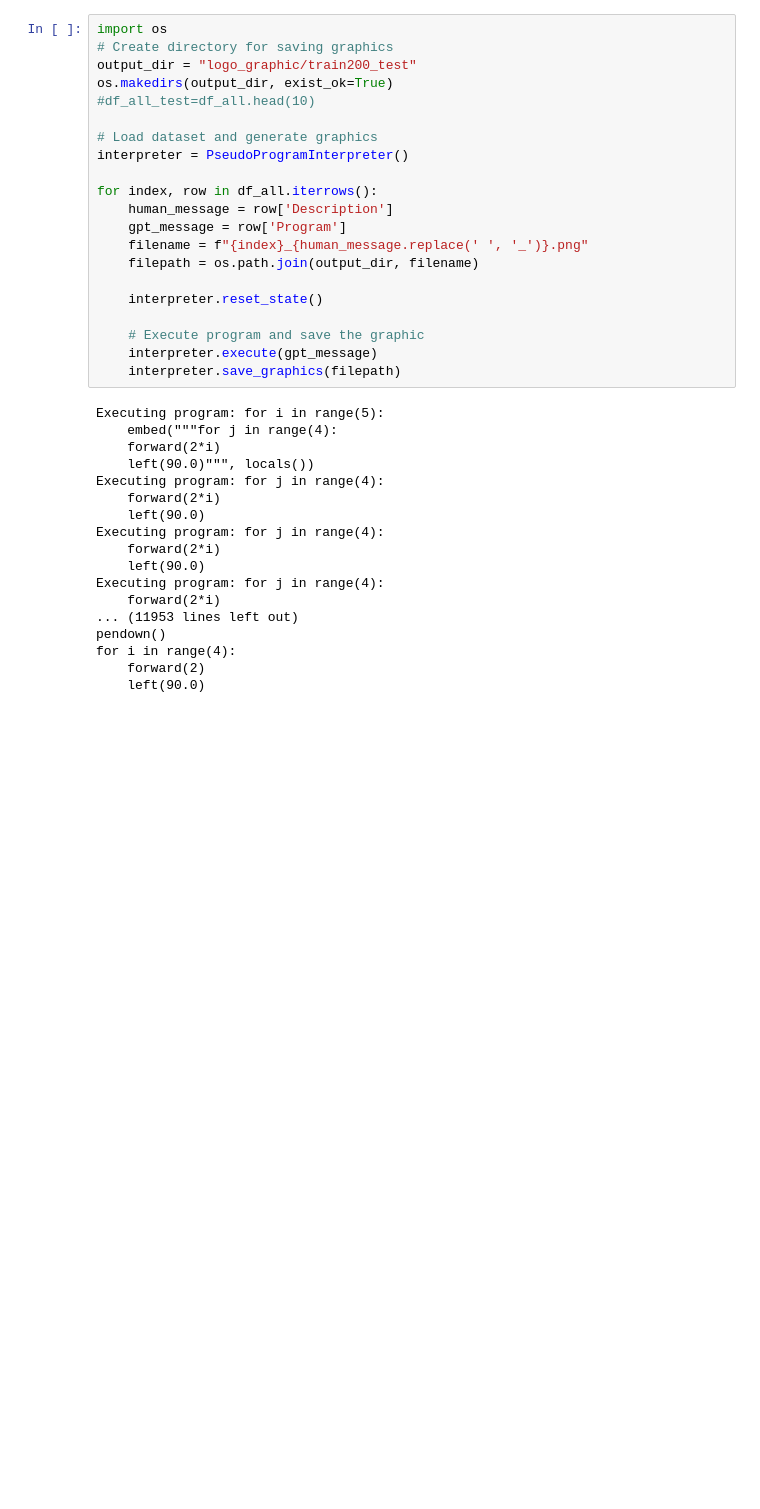
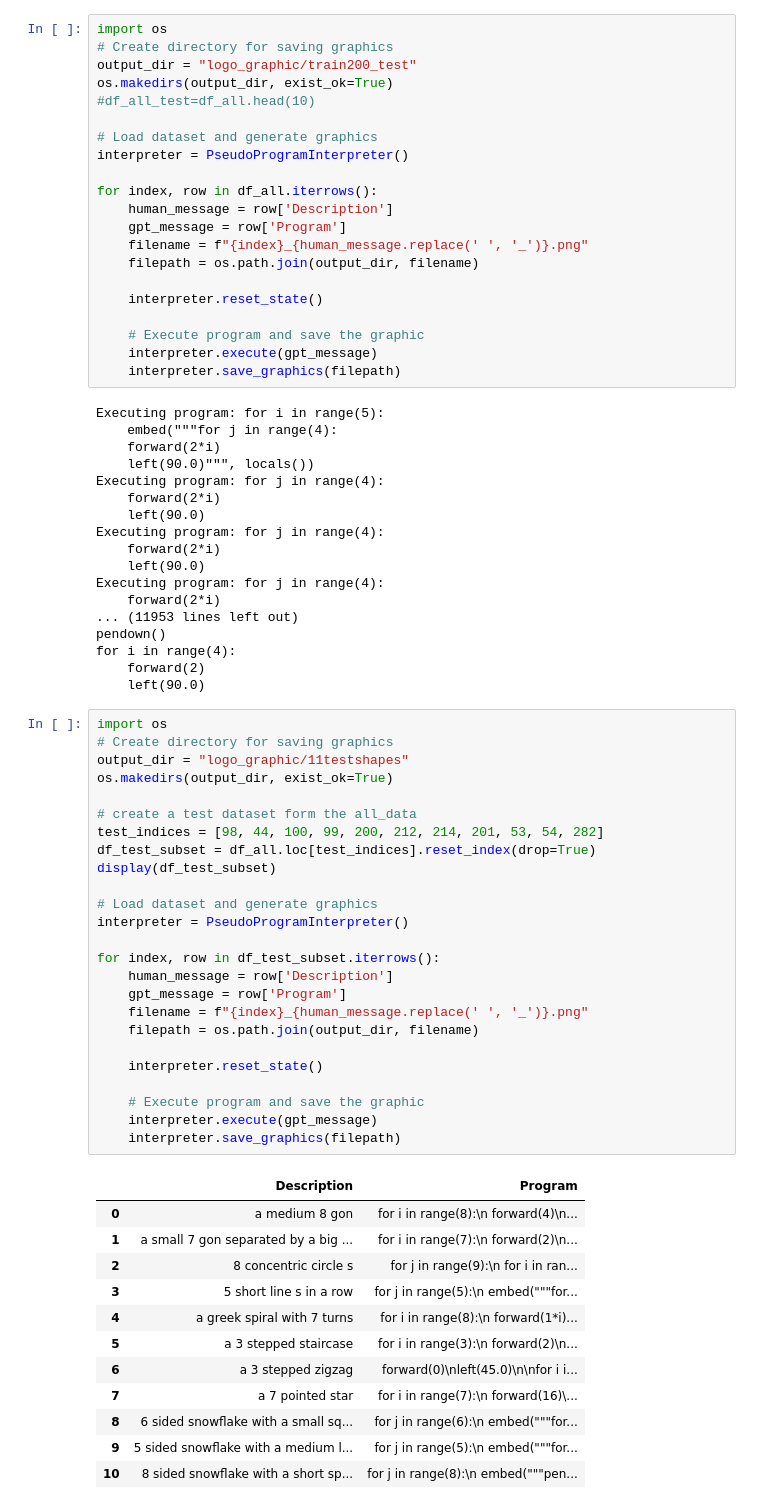
Before and after one commit to ruthchy/llm-generalization-program-synthesis, a Jupyter notebook: synthetic_data.ipynb, the cells around one changed output. Saved outputs shown, nothing was run; the diff lists cells and outputs as text; blank space fills up the shorter version.

Commit message:
generate test shapes using my func for visual comparison

```diff
--- a/synthetic_data.ipynb
+++ b/synthetic_data.ipynb
@@ -501,3 +492,41 @@ pendown()
 for i in range(4):
     forward(2)
     left(90.0)
+# %%
+import os
+# Create directory for saving graphics
+output_dir = "logo_graphic/11testshapes"
+os.makedirs(output_dir, exist_ok=True)
+
+# create a test dataset form the all_data
+test_indices = [98, 44, 100, 99, 200, 212, 214, 201, 53, 54, 282]
+df_test_subset = df_all.loc[test_indices].reset_index(drop=True)
+display(df_test_subset)
+
+# Load dataset and generate graphics
+interpreter = PseudoProgramInterpreter()
+
+for index, row in df_test_subset.iterrows():
+    human_message = row['Description']
+    gpt_message = row['Program']
+    filename = f"{index}_{human_message.replace(' ', '_')}.png"
+    filepath = os.path.join(output_dir, filename)
+
+    interpreter.reset_state()
+
+    # Execute program and save the graphic
+    interpreter.execute(gpt_message)
+    interpreter.save_graphics(filepath)
+# %% [output]
+|  | Description | Program |
+| 0 | a medium 8 gon | for i in range(8):\n forward(4)\n... |
+| 1 | a small 7 gon separated by a big ... | for i in range(7):\n forward(2)\n... |
+| 2 | 8 concentric circle s | for j in range(9):\n for i in ran... |
+| 3 | 5 short line s in a row | for j in range(5):\n embed("""for... |
+| 4 | a greek spiral with 7 turns | for i in range(8):\n forward(1*i)... |
+| 5 | a 3 stepped staircase | for i in range(3):\n forward(2)\n... |
+| 6 | a 3 stepped zigzag | forward(0)\nleft(45.0)\n\nfor i i... |
+| 7 | a 7 pointed star | for i in range(7):\n forward(16)\... |
+| 8 | 6 sided snowflake with a small sq... | for j in range(6):\n embed("""for... |
+| 9 | 5 sided snowflake with a medium l... | for j in range(5):\n embed("""for... |
+| 10 | 8 sided snowflake with a short sp... | for j in range(8):\n embed("""pen... |
```
Also changed, not shown: parts of 4 cells of this notebook, 11 other files.
